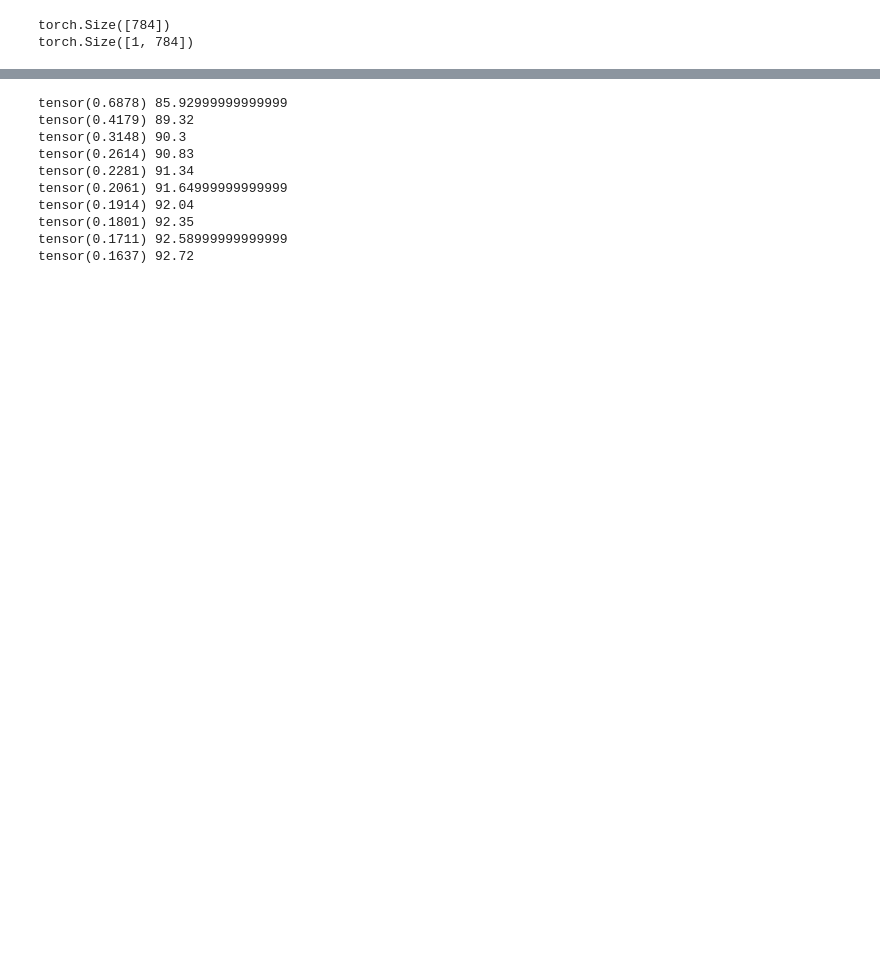
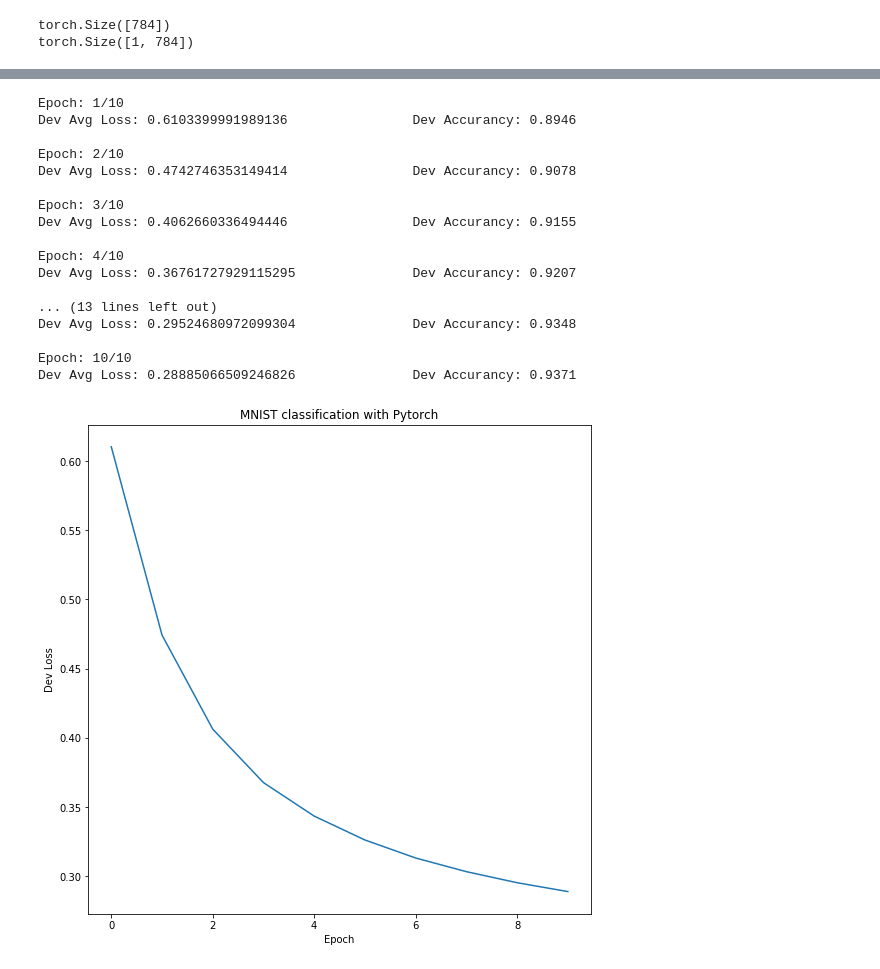
Before and after one commit to PrathamSolanki/deep-learning, a Jupyter notebook: 3/exercise_3_1.ipynb, the cells around one changed output, grey strips where cells are left out. Saved outputs shown, nothing was run; the diff lists cells and outputs as text; code cells hidden in the pictures; blank space fills up the shorter version.

```diff
--- a/3/exercise_3_1.ipynb
+++ b/3/exercise_3_1.ipynb
@@ -102,6 +110,7 @@ class Mlp_classifier(torch.nn.Module):
     assert isinstance(hidden_layers_dim, list)
     assert isinstance(activations, list)
     assert len(hidden_layers_dim) == num_hidden_layers
+    assert len(activations) == num_hidden_layers
     assert isinstance(dropouts, list)
     assert len(dropouts) == num_hidden_layers + 1 # dropout is also for the input layer
 
@@ -149,7 +149,17 @@ nn = Mlp_classifier(
+# %%
+nn = Mlp_classifier(
+    784,      # input dimension
+    10,       # number of classes
+    2,        # number of hidden layers
+    [800,800],    # dimension size(s) of the hidden layer(s)
+    ['relu','relu'], # activation function(s) per layer
+    [0,0.,0.]   # dropout probabilitie(s) per layer
+)
 # %%
 optimizer = torch.optim.SGD(
     nn.parameters(),
-    lr=0.01
+    lr=0.01,
+    weight_decay=0.01
 )
 # %%
 loss_builder = torch.nn.NLLLoss(reduction='mean')
@@ -157,6 +167,8 @@ m = torch.nn.LogSoftmax(dim=1)
 # %%
 batch_size = 64
 n_epochs = 10
+dev_loss_list = []
+dev_acc_list = []
 
 for epoch in range(n_epochs):
   nn.train()
@@ -183,15 +195,37 @@ for epoch in range(n_epochs):
     if np.argmax(m(y).detach().numpy()) == gold: dev_acc += 1
 
   dev_acc /= dev_data[0].shape[0]
-  print(loss.data, dev_acc*100)
+
+  dev_loss_list.append(loss.item())
+  dev_acc_list.append(dev_acc)
+
+  print("Epoch: {:d}/{:d}".format(epoch+1,n_epochs))
+  print ("Dev Avg Loss:", loss.item(), "\t\tDev Accurancy:", dev_acc)
+  print()
 # %% [output]
-tensor(0.6878) 85.92999999999999
-tensor(0.4179) 89.32
-tensor(0.3148) 90.3
-tensor(0.2614) 90.83
-tensor(0.2281) 91.34
-tensor(0.2061) 91.64999999999999
-tensor(0.1914) 92.04
-tensor(0.1801) 92.35
-tensor(0.1711) 92.58999999999999
-tensor(0.1637) 92.72
+Epoch: 1/10
+Dev Avg Loss: 0.6103399991989136                Dev Accurancy: 0.8946
+
+Epoch: 2/10
+Dev Avg Loss: 0.4742746353149414                Dev Accurancy: 0.9078
+
+Epoch: 3/10
+Dev Avg Loss: 0.4062660336494446                Dev Accurancy: 0.9155
+
+Epoch: 4/10
+Dev Avg Loss: 0.36761727929115295               Dev Accurancy: 0.9207
+
+... (13 lines left out)
+Dev Avg Loss: 0.29524680972099304               Dev Accurancy: 0.9348
+
+Epoch: 10/10
+Dev Avg Loss: 0.28885066509246826               Dev Accurancy: 0.9371
+# %%
+plt.figure(figsize=(9,9))
+plt.plot([e for e in range(n_epochs)],dev_loss_list)
+plt.xlabel('Epoch')
+plt.ylabel('Dev Loss')
+plt.title('MNIST classification with Pytorch')
+plt.savefig('part1.1_loss_800_800_relu_0.0_0.01.png')
+# %% [output]
+[figure, added]
```
Also changed, not shown: parts of 11 cells of this notebook, 33 other files.
